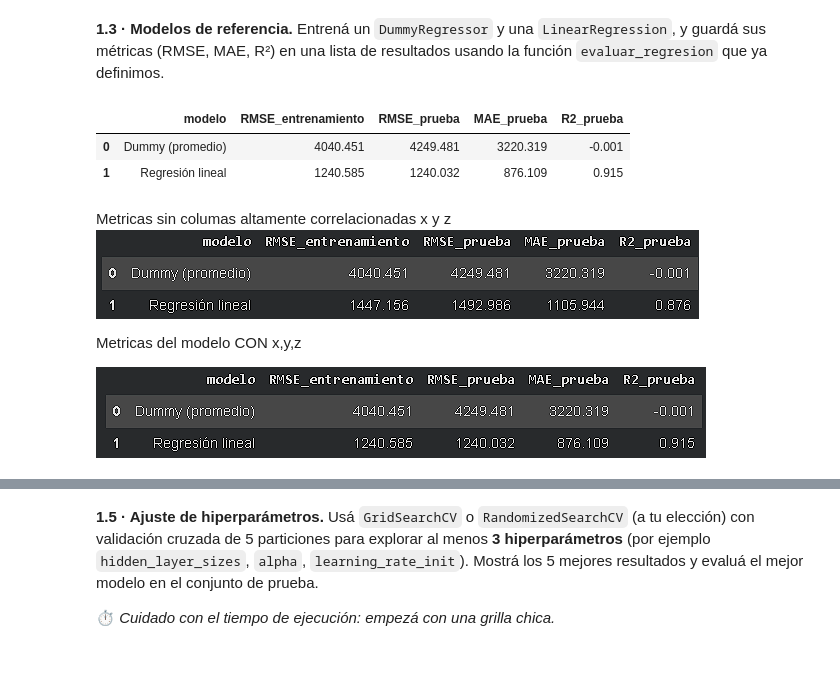
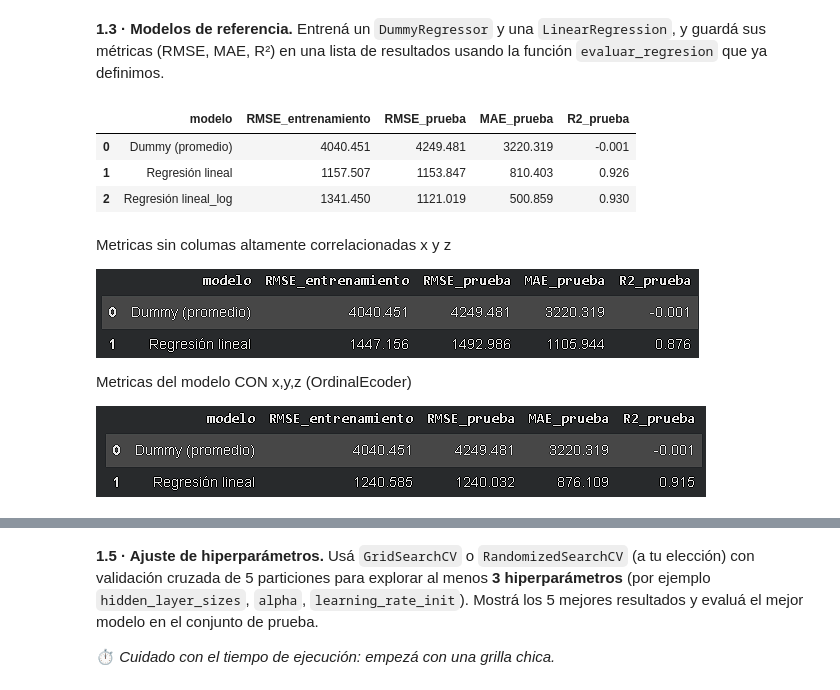
Before and after one commit to SolJosefinaMercado/AprendizajeAutomatico1, a Jupyter notebook: ISSD_AA1_Taller_redes_neuronales_sklearn_regresión.ipynb, the cells around one changed output, grey strips where cells are left out. Drawn from its saved outputs; the diff is of its cells as text; code cells hidden in the pictures; blank space fills up the shorter version.

```diff
--- a/ISSD_AA1_Taller_redes_neuronales_sklearn_regresión.ipynb
+++ b/ISSD_AA1_Taller_redes_neuronales_sklearn_regresión.ipynb
@@ -899,14 +980,9 @@ from sklearn.preprocessing import StandardScaler, FunctionTransformer, OrdinalEn
 from sklearn.neural_network import MLPRegressor
 # %%
+# @title
 cols_log = ['carat']  # columna con distrubucion asimetrica, transformacion logarítmica + escalado
-cols_num = ['depth', 'table','x','y','z']  # solo escalado, la asimetria no es tan grave (drop x y z)
+cols_num = ['depth', 'table','x','y','z']  # solo escalado, la asimetria no es tan grave
 cols_cat = ['cut', 'color', 'clarity']  # columnas categoricas con orden
-
-# orden de menor a mayor para respetar las jerarquias dentro del ordinal encoder
-orden_cut     = ["Fair", "Good", "Very Good", "Premium", "Ideal"]
-orden_color   = ["J", "I", "H", "G", "F", "E", "D"]
-orden_clarity = ["I1", "SI2", "SI1", "VS2", "VS1", "VVS2", "VVS1", "IF"]
-
 
 preprocesador_diam = ColumnTransformer([
     ('log', Pipeline([
@@ -915,42 +991,61 @@ preprocesador_diam = ColumnTransformer([
     ]), cols_log),
     ('num', StandardScaler(), cols_num),
     ('cat', Pipeline([
-        ('codificar', OrdinalEncoder(categories=[orden_cut, orden_color, orden_clarity],
-                                     handle_unknown="use_encoded_value", unknown_value=-1)),
+        ('codificar', OneHotEncoder(handle_unknown="ignore", sparse_output=False)), #
         ('escalar', StandardScaler())
     ]), cols_cat)
 ])
 # %% [markdown]
 **1.3 · Modelos de referencia.** Entrená un `DummyRegressor` y una `LinearRegression`, y guardá sus métricas (RMSE, MAE, R²) en una lista de resultados usando la función `evaluar_regresion` que ya definimos.
 # %%
+# @title
 # Tu código aquí
-# Pista:
 resultados_diam = []
+
 # Baseline 1: predice siempre el promedio
 dummy = DummyRegressor(strategy="mean")
 modelo_dummy.fit(X_train_d, y_train_d)
-
 resultados_diam.append(evaluar_regresion(modelo_dummy, X_train_d, y_train_d, X_test_d, y_test_d, "Dummy (promedio)"))
-
 
 # Baseline 2: regresión lineal (dentro de un Pipeline con el mismo preprocesador)
 modelo_lineal = Pipeline([
     ("prep", preprocesador_diam),
     ("modelo", LinearRegression())
 ])
 modelo_lineal.fit(X_train_d, y_train_d)
 resultados_diam.append(evaluar_regresion(modelo_lineal, X_train_d, y_train_d, X_test_d, y_test_d, "Regresión lineal"))
 
+
+
+# regresion con transformacion logaritmica en price
+from sklearn.base import clone
+
+modelo_lineal_log = TransformedTargetRegressor(
+    regressor=Pipeline([
+        ('prep', clone(preprocesador_diam)),   # copia independiente del preprocesador
+        ('modelo', LinearRegression())
+    ]),
+    # esta es la capa de afuera que envuelve al pipeline, solo toca y (price)
+    func=np.log1p,          # aplica func al target calcula np.log1p(y_train_d)
+    inverse_func=np.expm1   # aplica funcion exponencial ara revertir la escala logaritmica
+)
+modelo_lineal_log.fit(X_train_d, y_train_d)
+resultados_diam.append(evaluar_regresion(modelo_lineal_log, X_train_d, y_train_d, X_test_d, y_test_d, "Regresión lineal_log"))
+
+
 pd.DataFrame(resultados_diam)
 # %% [output]
 |  | modelo | RMSE_entrenamiento | RMSE_prueba | MAE_prueba | R2_prueba |
 | 0 | Dummy (promedio) | 4040.451 | 4249.481 | 3220.319 | -0.001 |
-| 1 | Regresión lineal | 1240.585 | 1240.032 | 876.109 | 0.915 |
+| 1 | Regresión lineal | 1157.507 | 1153.847 | 810.403 | 0.926 |
+| 2 | Regresión lineal_log | 1341.450 | 1121.019 | 500.859 | 0.930 |
 # %% [markdown]
 Metricas sin columas altamente correlacionadas x y z
+
+
 ![image.png](embedded-picture-1)
 
-Metricas del modelo CON x,y,z
+Metricas del modelo CON x,y,z (OrdinalEcoder)
 
 
 ![image.png](embedded-picture-2)
```
Also changed, not shown: parts of 31 cells of this notebook.
